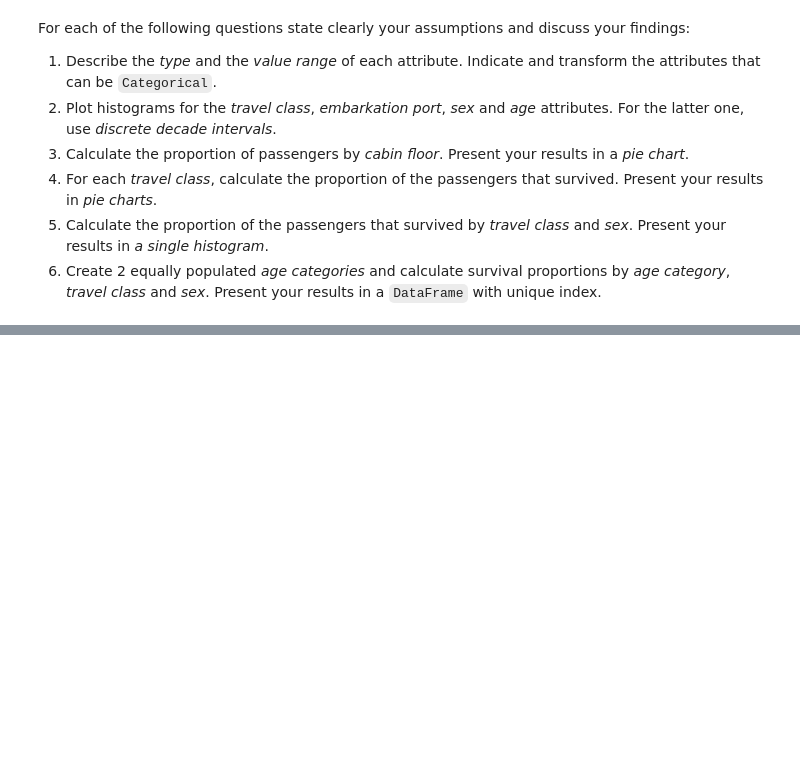
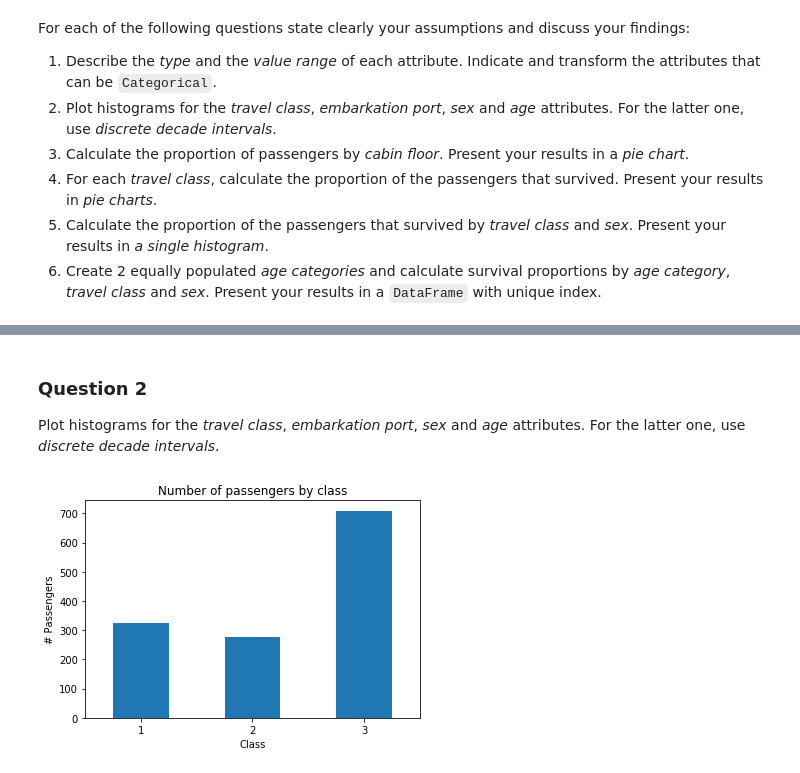
Before and after one commit to tarmeens/ada-homework, a Jupyter notebook: 01 - Pandas and Data Wrangling/Homework 1.ipynb, the cells around one changed output, grey strips where cells are left out. Saved outputs shown, nothing was run; the diff lists cells and outputs as text; code cells hidden in the pictures; blank space fills up the shorter version.

```diff
--- a/01 - Pandas and Data Wrangling/Homework 1.ipynb
+++ b/01 - Pandas and Data Wrangling/Homework 1.ipynb
@@ -257,0 +295,5 @@ For each of the following questions state clearly your assumptions and discuss y
+# %%
+# Display numeric columns
+titanic = pd.read_excel(DATA_FOLDER + '/titanic.xls', sheetname='titanic')
+numeric_titanic = titanic.select_dtypes(include=[np.number])
+numeric_titanic.columns
@@ -257,0 +317,7 @@ For each of the following questions state clearly your assumptions and discuss y
+# %%
+titanic['pclass'] = titanic['pclass'].astype('category')
+titanic['sex'] = titanic['sex'].astype('category')
+titanic['embarked'] = titanic['embarked'].astype('category')
+titanic['survived'] = titanic['survived'].astype('bool')
+print(titanic.dtypes)
+titanic.head()
@@ -257,0 +346,11 @@ For each of the following questions state clearly your assumptions and discuss y
+# %% [markdown]
+### Question 2
+Plot histograms for the *travel class*, *embarkation port*, *sex* and *age* attributes. For the latter one, use *discrete decade intervals*.
+# %%
+travel_class = titanic['pclass'].value_counts(sort = False)
+ax = travel_class.plot.bar(title = 'Number of passengers by class', rot=0)
+ax.set_xlabel('Class')
+ax.set_ylabel('# Passengers')
+plt.show()
+# %% [output]
+[figure, added]
```
Also changed, not shown: parts of 20 cells of this notebook.
